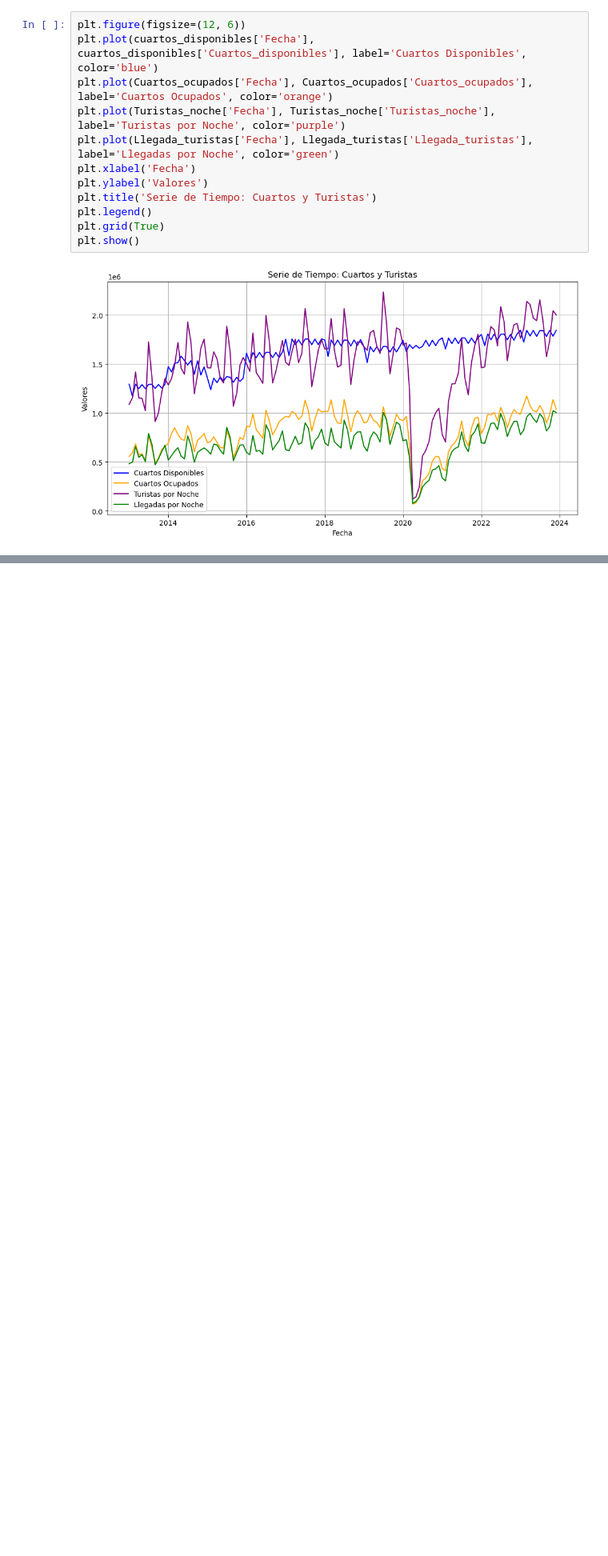
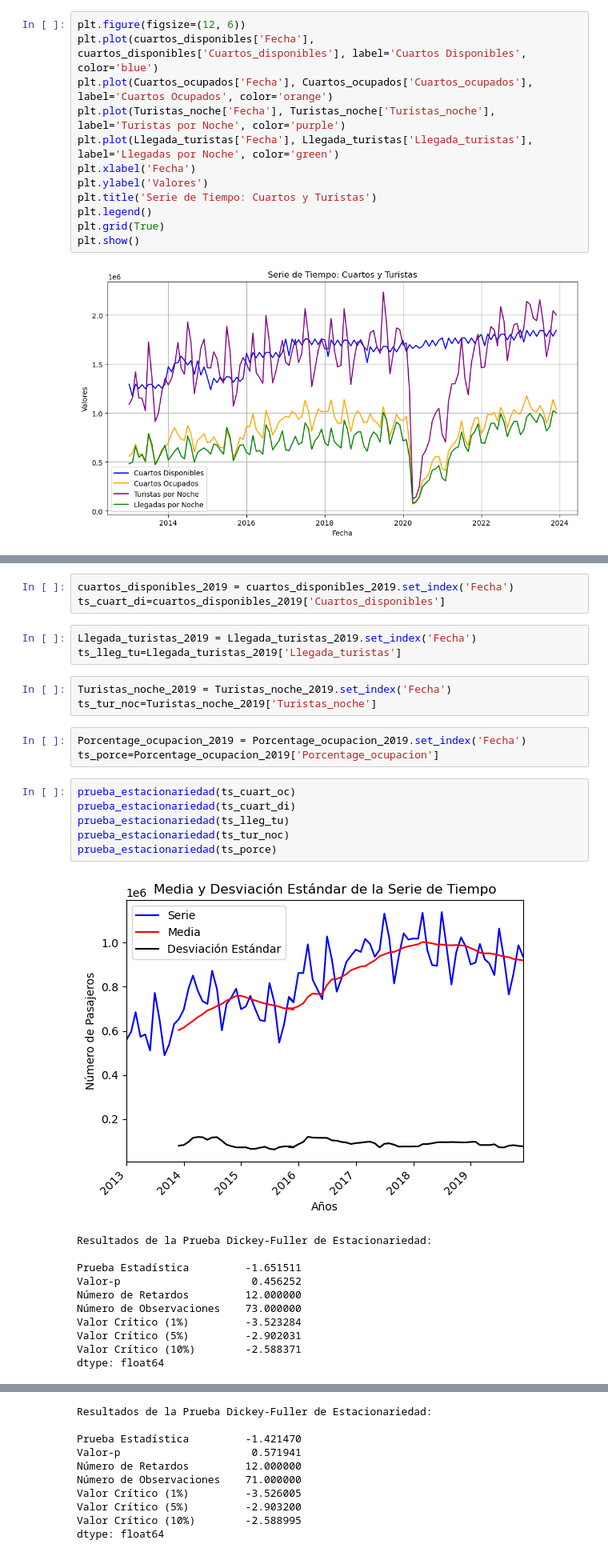
Before and after one commit to matutedevelop/Proyecto_prog_analisis, a Jupyter notebook: Cleaning_edu/data_edu6_2.ipynb, the cells around one changed output, grey strips where cells are left out. Shown at 80% size. Cells and saved outputs as stored; diff of their text form; blank space fills up the shorter version.

```diff
--- a/Cleaning_edu/data_edu6_2.ipynb
+++ b/Cleaning_edu/data_edu6_2.ipynb
@@ -222,0 +331,30 @@ plt.show()
+# %%
+cuartos_disponibles_2019 = cuartos_disponibles_2019.set_index('Fecha')
+ts_cuart_di=cuartos_disponibles_2019['Cuartos_disponibles']
+# %%
+Llegada_turistas_2019 = Llegada_turistas_2019.set_index('Fecha')
+ts_lleg_tu=Llegada_turistas_2019['Llegada_turistas']
+# %%
+Turistas_noche_2019 = Turistas_noche_2019.set_index('Fecha')
+ts_tur_noc=Turistas_noche_2019['Turistas_noche']
+# %%
+Porcentage_ocupacion_2019 = Porcentage_ocupacion_2019.set_index('Fecha')
+ts_porce=Porcentage_ocupacion_2019['Porcentage_ocupacion']
+# %%
+prueba_estacionariedad(ts_cuart_oc)
+prueba_estacionariedad(ts_cuart_di)
+prueba_estacionariedad(ts_lleg_tu)
+prueba_estacionariedad(ts_tur_noc)
+prueba_estacionariedad(ts_porce)
+# %% [output]
+[figure, added]
+Resultados de la Prueba Dickey-Fuller de Estacionariedad:
+
+Prueba Estadística         -1.651511
+Valor-p                     0.456252
+Número de Retardos         12.000000
+Número de Observaciones    73.000000
+Valor Crítico (1%)         -3.523284
+Valor Crítico (5%)         -2.902031
+Valor Crítico (10%)        -2.588371
+dtype: float64
@@ -222,0 +362,10 @@ plt.show()
+Resultados de la Prueba Dickey-Fuller de Estacionariedad:
+
+Prueba Estadística         -1.421470
+Valor-p                     0.571941
+Número de Retardos         12.000000
+Número de Observaciones    71.000000
+Valor Crítico (1%)         -3.526005
+Valor Crítico (5%)         -2.903200
+Valor Crítico (10%)        -2.588995
+dtype: float64
```
Also changed, not shown: parts of 5 cells of this notebook.
